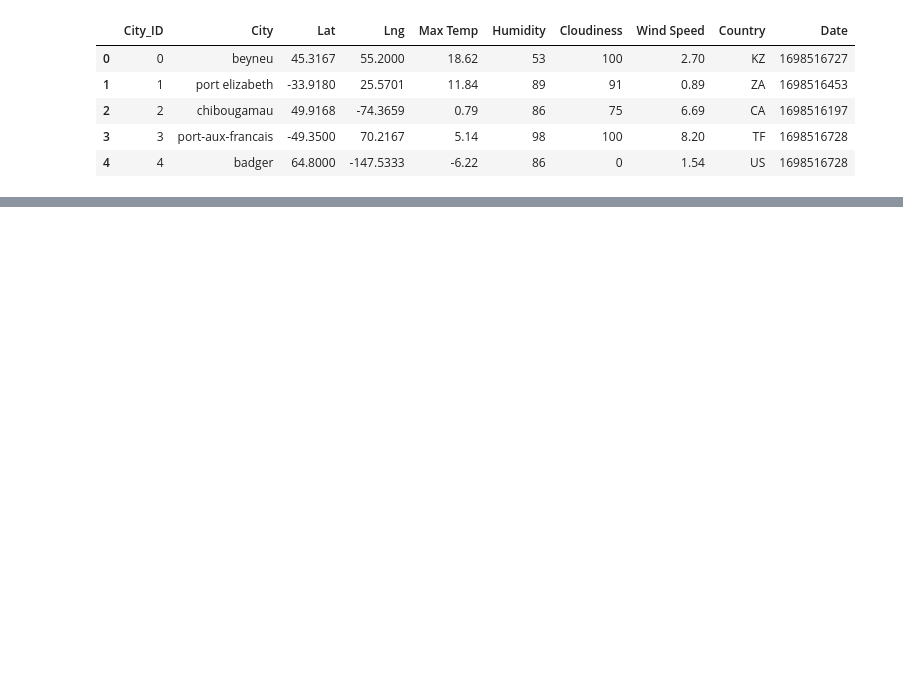
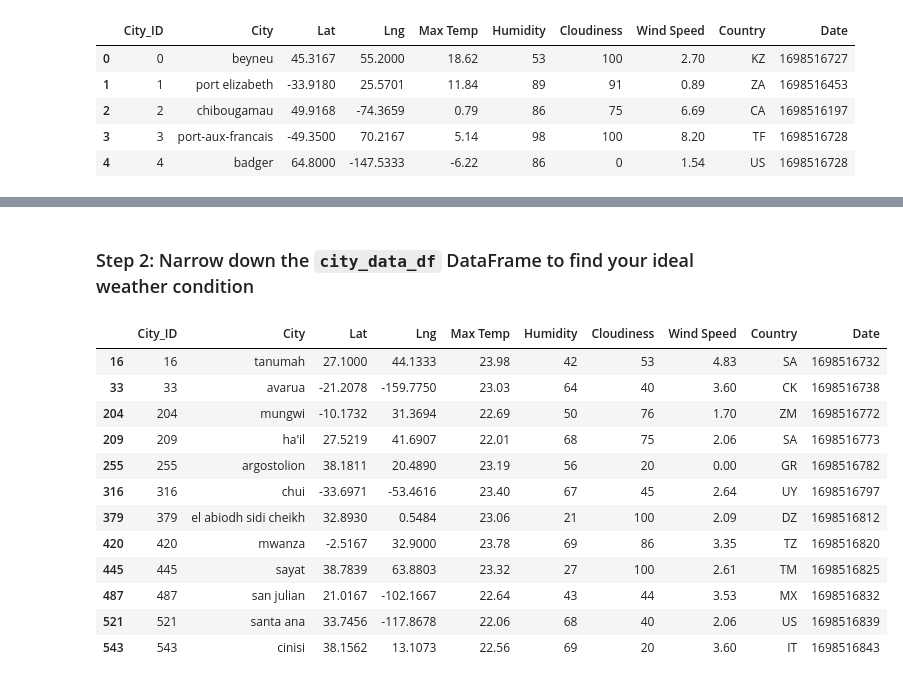
Before and after one commit to mj00714/python-api-challenge, a Jupyter notebook: VacationPy.ipynb, the cells around one changed output, grey strips where cells are left out. Saved outputs shown, nothing was run; the diff lists cells and outputs as text; code cells hidden in the pictures; blank space fills up the shorter version.

```diff
--- a/VacationPy.ipynb
+++ b/VacationPy.ipynb
@@ -24,0 +50,19 @@ city_data_df.head()
+# %% [markdown]
+### Step 2: Narrow down the `city_data_df` DataFrame to find your ideal weather condition
+# %%
+ideal_weather_df = city_data_df[(city_data_df['Max Temp'] >= 22) & (city_data_df['Max Temp'] <= 24) & (city_data_df['Humidity'] <= 70) & (city_data_df['Wind Speed'] < 5)]
+ideal_weather_df
+# %% [output]
+|  | City_ID | City | Lat | Lng | Max Temp | Humidity | Cloudiness | Wind Speed | Country | Date |
+| 16 | 16 | tanumah | 27.1000 | 44.1333 | 23.98 | 42 | 53 | 4.83 | SA | 1698516732 |
+| 33 | 33 | avarua | -21.2078 | -159.7750 | 23.03 | 64 | 40 | 3.60 | CK | 1698516738 |
+| 204 | 204 | mungwi | -10.1732 | 31.3694 | 22.69 | 50 | 76 | 1.70 | ZM | 1698516772 |
+| 209 | 209 | ha'il | 27.5219 | 41.6907 | 22.01 | 68 | 75 | 2.06 | SA | 1698516773 |
+| 255 | 255 | argostolion | 38.1811 | 20.4890 | 23.19 | 56 | 20 | 0.00 | GR | 1698516782 |
+| 316 | 316 | chui | -33.6971 | -53.4616 | 23.40 | 67 | 45 | 2.64 | UY | 1698516797 |
+| 379 | 379 | el abiodh sidi cheikh | 32.8930 | 0.5484 | 23.06 | 21 | 100 | 2.09 | DZ | 1698516812 |
+| 420 | 420 | mwanza | -2.5167 | 32.9000 | 23.78 | 69 | 86 | 3.35 | TZ | 1698516820 |
+| 445 | 445 | sayat | 38.7839 | 63.8803 | 23.32 | 27 | 100 | 2.61 | TM | 1698516825 |
+| 487 | 487 | san julian | 21.0167 | -102.1667 | 22.64 | 43 | 44 | 3.53 | MX | 1698516832 |
+| 521 | 521 | santa ana | 33.7456 | -117.8678 | 22.06 | 68 | 40 | 2.06 | US | 1698516839 |
+| 543 | 543 | cinisi | 38.1562 | 13.1073 | 22.56 | 69 | 20 | 3.60 | IT | 1698516843 |
```
Also changed, not shown: parts of 3 cells of this notebook, 1 other file.
